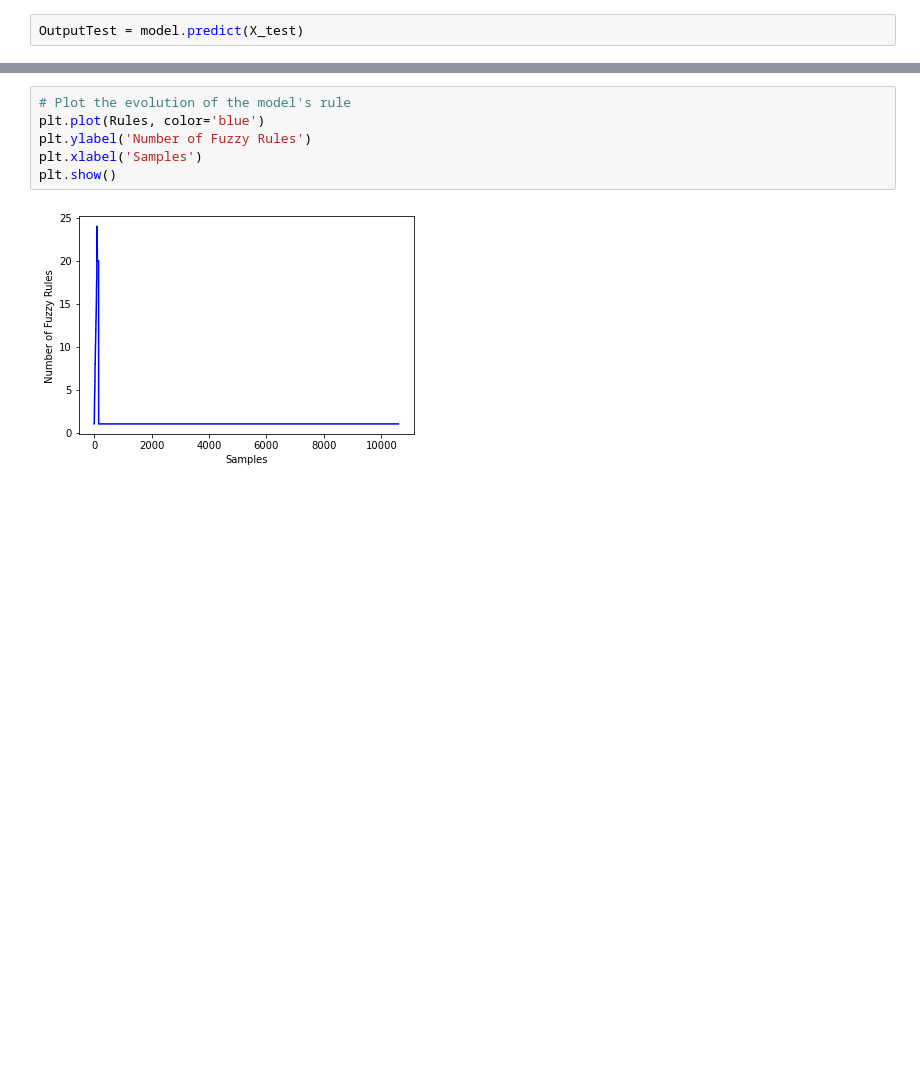
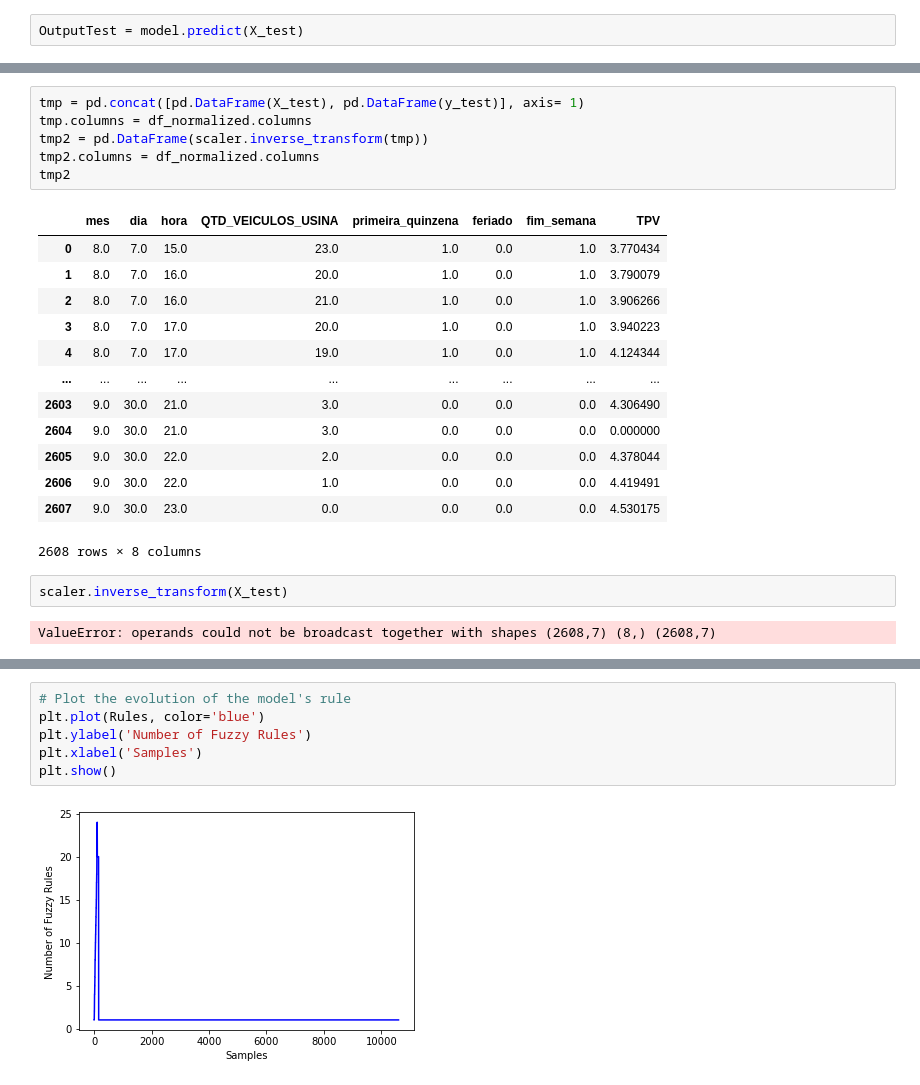
Before and after one commit to VictorHSPereira/dissertacao_pgmc, a Jupyter notebook: Cadernos/2. Testes.ipynb, the cells around one changed output, grey strips where cells are left out. Saved outputs shown, nothing was run; the diff lists cells and outputs as text; blank space fills up the shorter version.

```diff
--- a/Cadernos/2. Testes.ipynb
+++ b/Cadernos/2. Testes.ipynb
@@ -76,0 +106,24 @@ array([-6.76702282e-05, -2.99424179e-01, -2.55774637e-01, ...,
+# %%
+tmp = pd.concat([pd.DataFrame(X_test), pd.DataFrame(y_test)], axis= 1)
+tmp.columns = df_normalized.columns
+tmp2 = pd.DataFrame(scaler.inverse_transform(tmp))
+tmp2.columns = df_normalized.columns
+tmp2
+# %% [output]
+|  | mes | dia | hora | QTD_VEICULOS_USINA | primeira_quinzena | feriado | fim_semana | TPV |
+| 0 | 8.0 | 7.0 | 15.0 | 23.0 | 1.0 | 0.0 | 1.0 | 3.770434 |
+| 1 | 8.0 | 7.0 | 16.0 | 20.0 | 1.0 | 0.0 | 1.0 | 3.790079 |
+| 2 | 8.0 | 7.0 | 16.0 | 21.0 | 1.0 | 0.0 | 1.0 | 3.906266 |
+| 3 | 8.0 | 7.0 | 17.0 | 20.0 | 1.0 | 0.0 | 1.0 | 3.940223 |
+| 4 | 8.0 | 7.0 | 17.0 | 19.0 | 1.0 | 0.0 | 1.0 | 4.124344 |
+| ... | ... | ... | ... | ... | ... | ... | ... | ... |
+| 2603 | 9.0 | 30.0 | 21.0 | 3.0 | 0.0 | 0.0 | 0.0 | 4.306490 |
+| 2604 | 9.0 | 30.0 | 21.0 | 3.0 | 0.0 | 0.0 | 0.0 | 0.000000 |
+| 2605 | 9.0 | 30.0 | 22.0 | 2.0 | 0.0 | 0.0 | 0.0 | 4.378044 |
+| 2606 | 9.0 | 30.0 | 22.0 | 1.0 | 0.0 | 0.0 | 0.0 | 4.419491 |
+| 2607 | 9.0 | 30.0 | 23.0 | 0.0 | 0.0 | 0.0 | 0.0 | 4.530175 |
+2608 rows × 8 columns
+# %%
+scaler.inverse_transform(X_test)
+# %% [output]
+ValueError: operands could not be broadcast together with shapes (2608,7) (8,) (2608,7)
```
Also changed, not shown: parts of 24 cells of this notebook, 4 other files.
